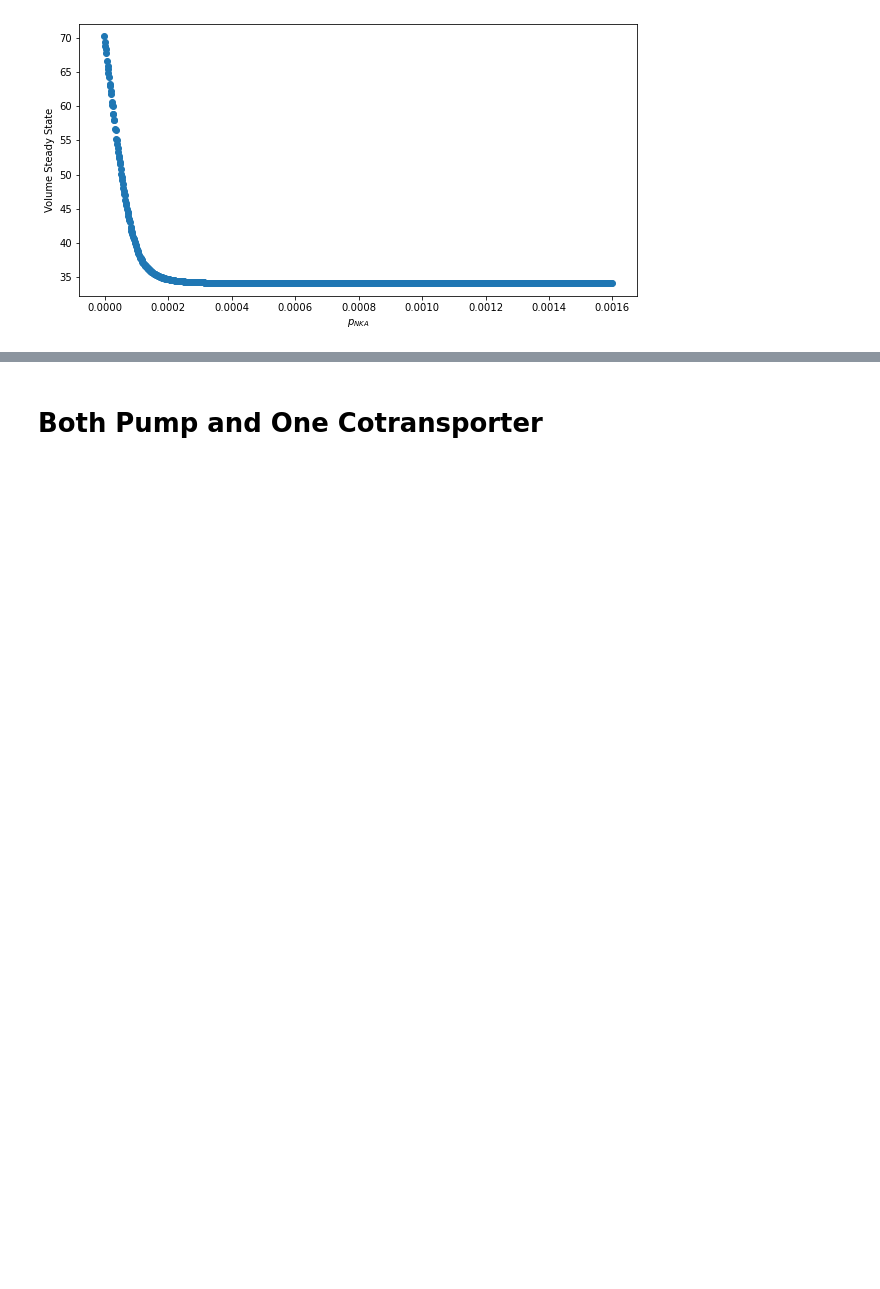
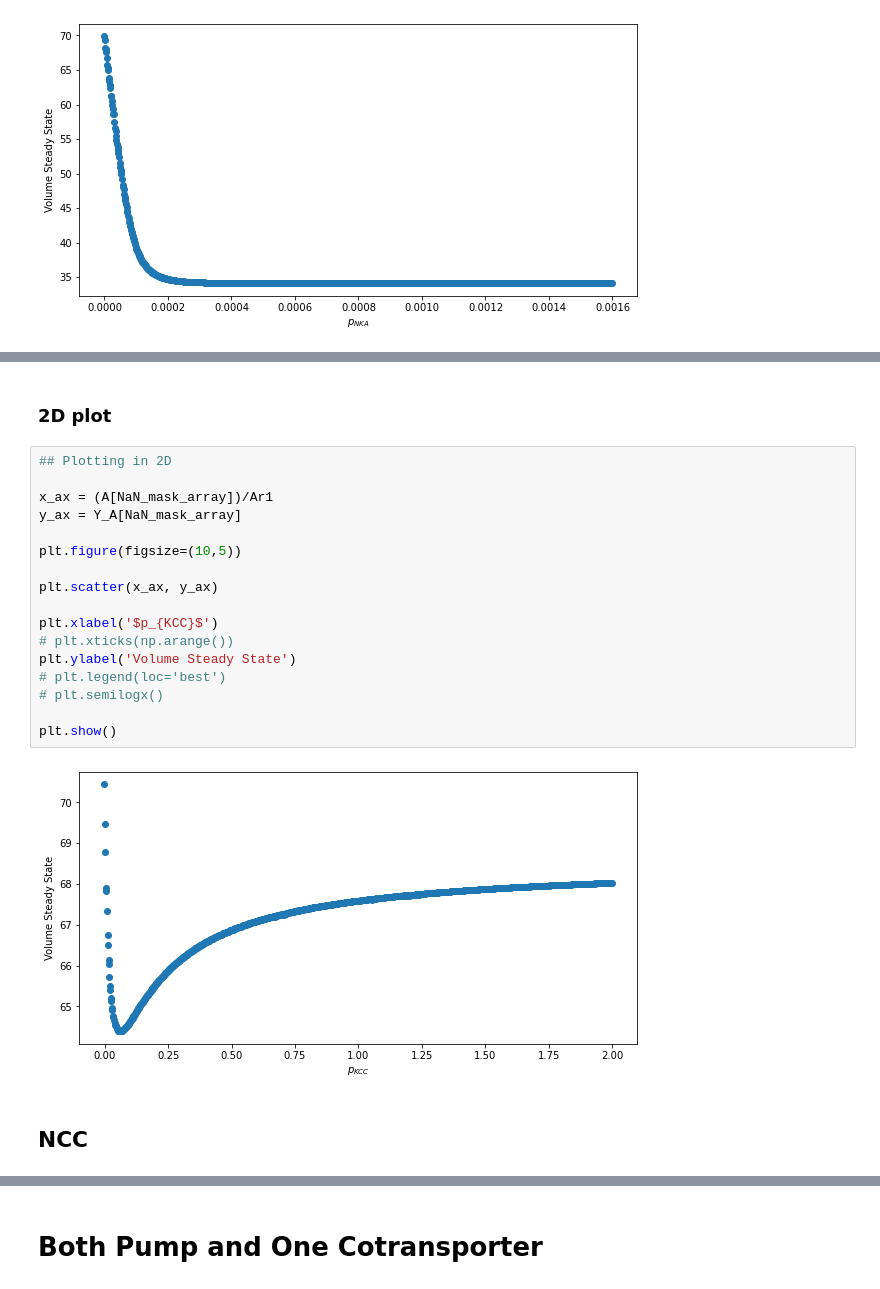
Before and after one commit to kerry-tarrant/Pump-Leak, a Jupyter notebook: approximate steady state/pump-model.ipynb, the cells around one changed output, grey strips where cells are left out. Saved outputs shown, nothing was run; the diff lists cells and outputs as text; blank space fills up the shorter version.

```diff
--- a/approximate steady state/pump-model.ipynb
+++ b/approximate steady state/pump-model.ipynb
@@ -380,0 +624,23 @@ plt.show()
+# %% [markdown]
+### 2D plot
+# %%
+## Plotting in 2D
+
+x_ax = (A[NaN_mask_array])/Ar1
+y_ax = Y_A[NaN_mask_array]
+
+plt.figure(figsize=(10,5))
+
+plt.scatter(x_ax, y_ax)
+
+plt.xlabel('$p_{KCC}$')
+# plt.xticks(np.arange())
+plt.ylabel('Volume Steady State')
+# plt.legend(loc='best')
+# plt.semilogx()
+
+plt.show()
+# %% [output]
+[figure, added]
+# %% [markdown]
+## NCC
```
Also changed, not shown: parts of 17 cells of this notebook.
